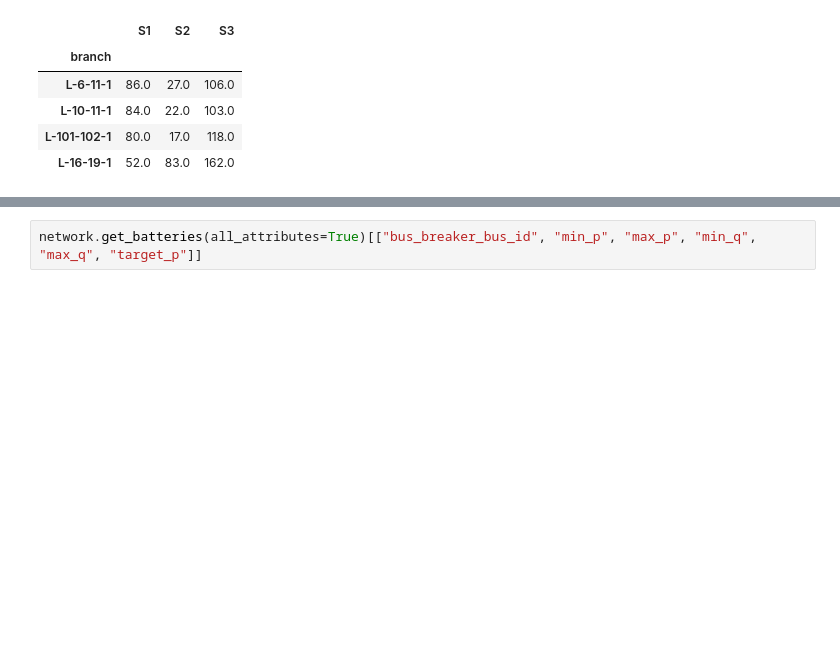
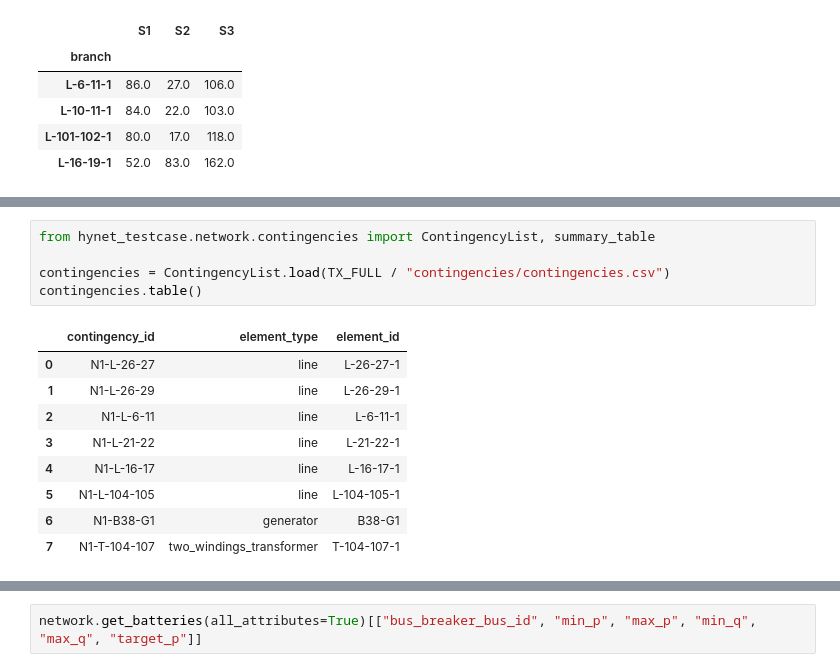
Before and after one commit to SuperGrid-Institute/hynet-t32-reference-test-case, a Jupyter notebook: notebooks/presentation.ipynb, the cells around one changed output, grey strips where cells are left out. Saved outputs shown, nothing was run; the diff lists cells and outputs as text; blank space fills up the shorter version.

Commit message:
feat(network): add a contingency list

```diff
--- a/notebooks/presentation.ipynb
+++ b/notebooks/presentation.ipynb
@@ -188,0 +197,15 @@ overloads[(overloads > 100).any(axis=1)].round(0)
+# %%
+from hynet_testcase.network.contingencies import ContingencyList, summary_table
+
+contingencies = ContingencyList.load(TX_FULL / "contingencies/contingencies.csv")
+contingencies.table()
+# %% [output]
+|  | contingency_id | element_type | element_id |
+| 0 | N1-L-26-27 | line | L-26-27-1 |
+| 1 | N1-L-26-29 | line | L-26-29-1 |
+| 2 | N1-L-6-11 | line | L-6-11-1 |
+| 3 | N1-L-21-22 | line | L-21-22-1 |
+| 4 | N1-L-16-17 | line | L-16-17-1 |
+| 5 | N1-L-104-105 | line | L-104-105-1 |
+| 6 | N1-B38-G1 | generator | B38-G1 |
+| 7 | N1-T-104-107 | two_windings_transformer | T-104-107-1 |
```
Also changed, not shown: parts of 4 cells of this notebook, 9 other files.
